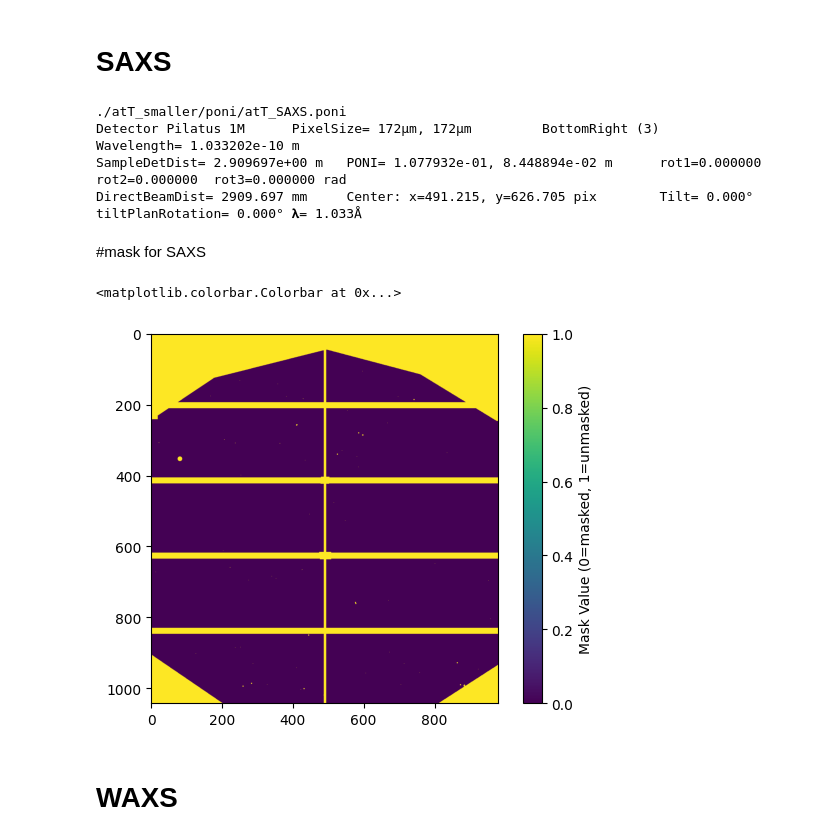
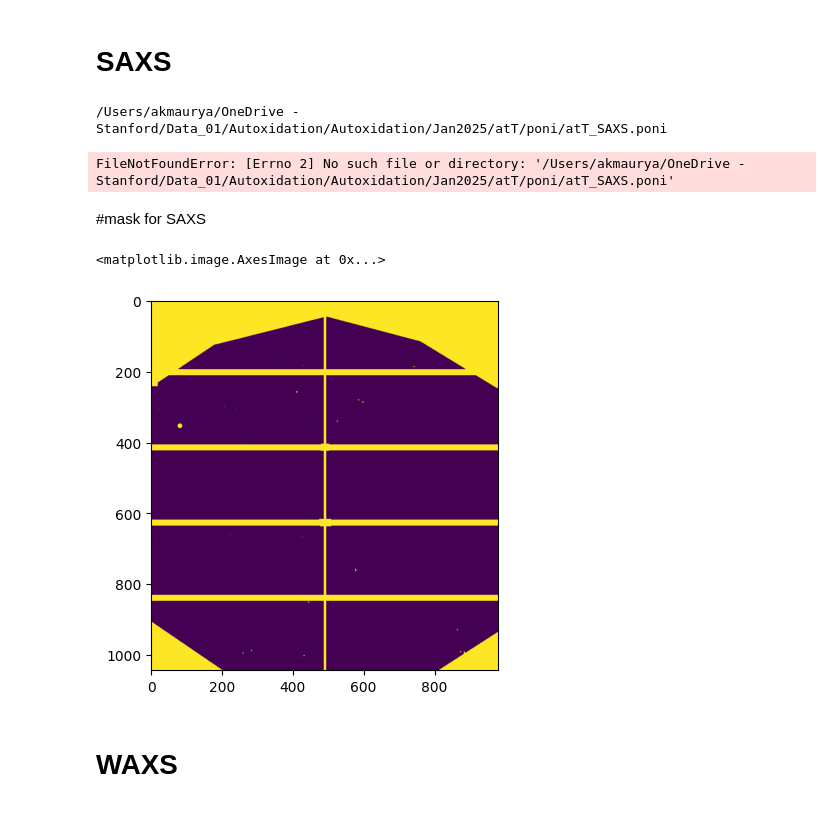
Before and after one commit to anjanikmaurya/SWAXS_data_correction_reduction_averaging, a Jupyter notebook: Step1_SWAXS_Reduction_Normlisation_combined_macv4.ipynb, the cells around one changed output. Cells and saved outputs as stored; diff of their text form; code cells hidden in the pictures.

```diff
--- a/Step1_SWAXS_Reduction_Normlisation_combined_macv4.ipynb
+++ b/Step1_SWAXS_Reduction_Normlisation_combined_macv4.ipynb
@@ -275,7 +187,7 @@ def darken_colors(num_colors: int, darker_factor: float = 0.7) -> np.ndarray:
 #folder_path_poni_mask = '/Users/akmaurya/Library/CloudStorage/OneDrive-SLACNationalAcceleratorLaboratory/My Onedrive/Data_01/Methanolysis/Python/Data_Reduction/Convert_and_calibrate'
 #folder_path_poni_mask = r'C:\Users\b_tassone\Desktop\Anjani\Python\Convert_and_calibrate'
 #folder_path_poni_mask = '/Users/akmaurya/OneDrive - Stanford/Python_library/Acetolysis/May2024/Python/Convert_and_calibrate/Convert_and_calibrate'
-base_dir = r'./atT_smaller'
+base_dir = r'/Users/akmaurya/OneDrive - Stanford/Data_01/Autoxidation/Autoxidation/Jan2025/atT'
 folder_path_poni_mask = os.path.join(base_dir, 'poni')
 
 
@@ -294,31 +206,23 @@ print(ai)
 pixel_size = ai.get_pixel1() # in meters
 wavelength = ai.get_wavelength() #1.54e-10  # in meters
 detector_distance = ai.get_dist()  # in meters
-
-# Vivek: Removed the hardcoded values
-beam_y = ai.poni1/pixel_size
-beam_x = ai.poni2/pixel_size
-# beam_x=491.215
-# beam_y=626.705 # beam center x-coordinate in pixels
+beam_x=491.215
+beam_y=626.705 # beam center x-coordinate in pixels
 # %% [output]
-./atT_smaller/poni/atT_SAXS.poni
-Detector Pilatus 1M      PixelSize= 172µm, 172µm         BottomRight (3)
-Wavelength= 1.033202e-10 m
-SampleDetDist= 2.909697e+00 m   PONI= 1.077932e-01, 8.448894e-02 m      rot1=0.000000  rot2=0.000000  rot3=0.000000 rad
-DirectBeamDist= 2909.697 mm     Center: x=491.215, y=626.705 pix        Tilt= 0.000° tiltPlanRotation= 0.000° 𝛌= 1.033Å
+/Users/akmaurya/OneDrive - Stanford/Data_01/Autoxidation/Autoxidation/Jan2025/atT/poni/atT_SAXS.poni
+FileNotFoundError: [Errno 2] No such file or directory: '/Users/akmaurya/OneDrive - Stanford/Data_01/Autoxidation/Autoxidation/Jan2025/atT/poni/atT_SAXS.poni'
 # %% [markdown]
 #mask for SAXS
 # %%
 # Load the poni file and extract relevant parameters
 saxs_mask = os.path.join(folder_path_poni_mask, "RT_SAXS_mask_03.edf")
 
 #mask = "/Users/yuewu/Desktop/8091E/BL15_1M_gcarbon_mask_3.edf"
 saxs_mask = fabio.open(saxs_mask).data
-im = plt.imshow(saxs_mask)# display the mask
-plt.colorbar(im, label='Mask Value (0=masked, 1=unmasked)')
+plt.imshow(saxs_mask)# display the mask
 # %% [output]
-<matplotlib.colorbar.Colorbar at 0x...>
+<matplotlib.image.AxesImage at 0x...>
-[figure, old version]
+[figure, new version]
 # %% [markdown]
 # WAXS
 # %%
```
Also changed, not shown: parts of 19 cells of this notebook, 10 other files.
